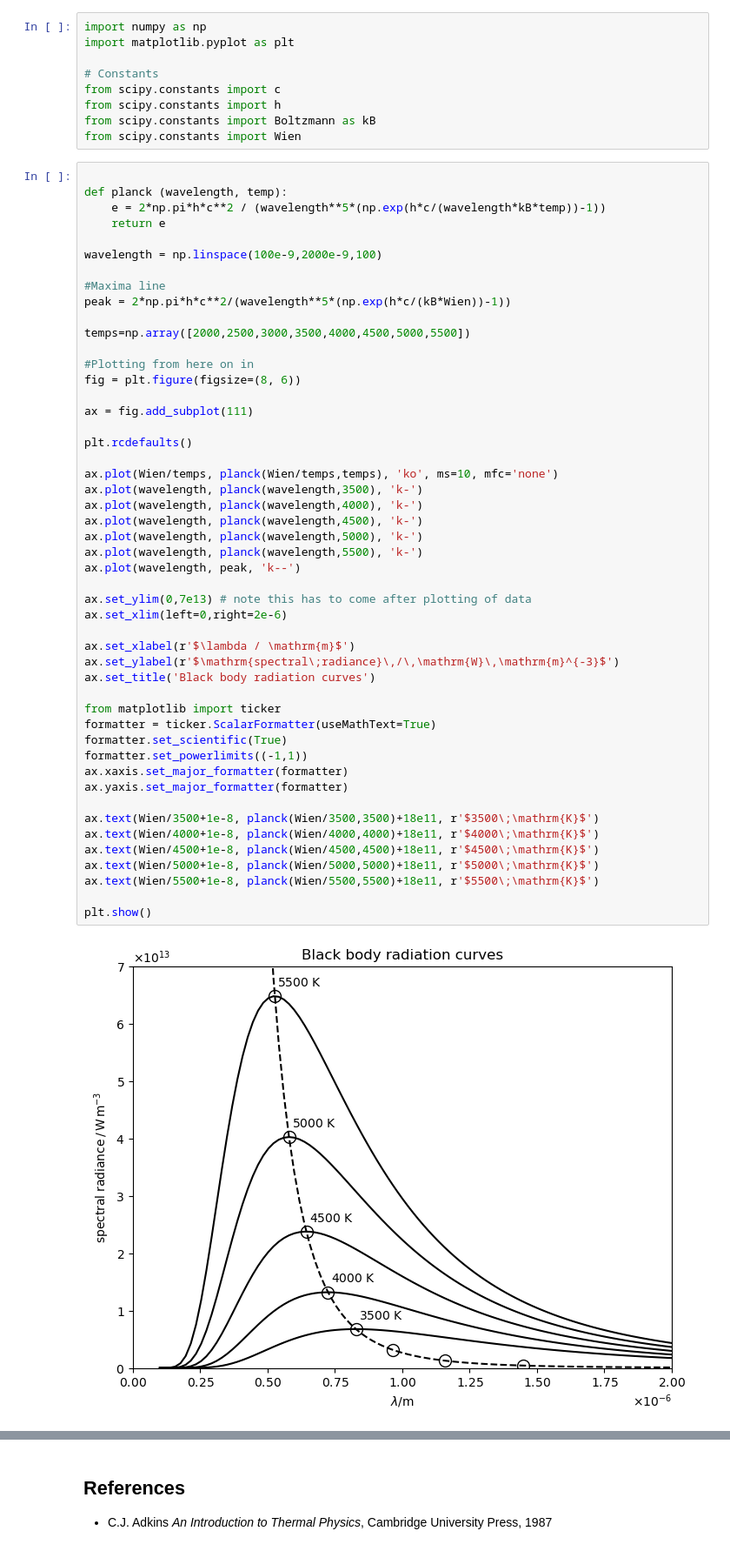
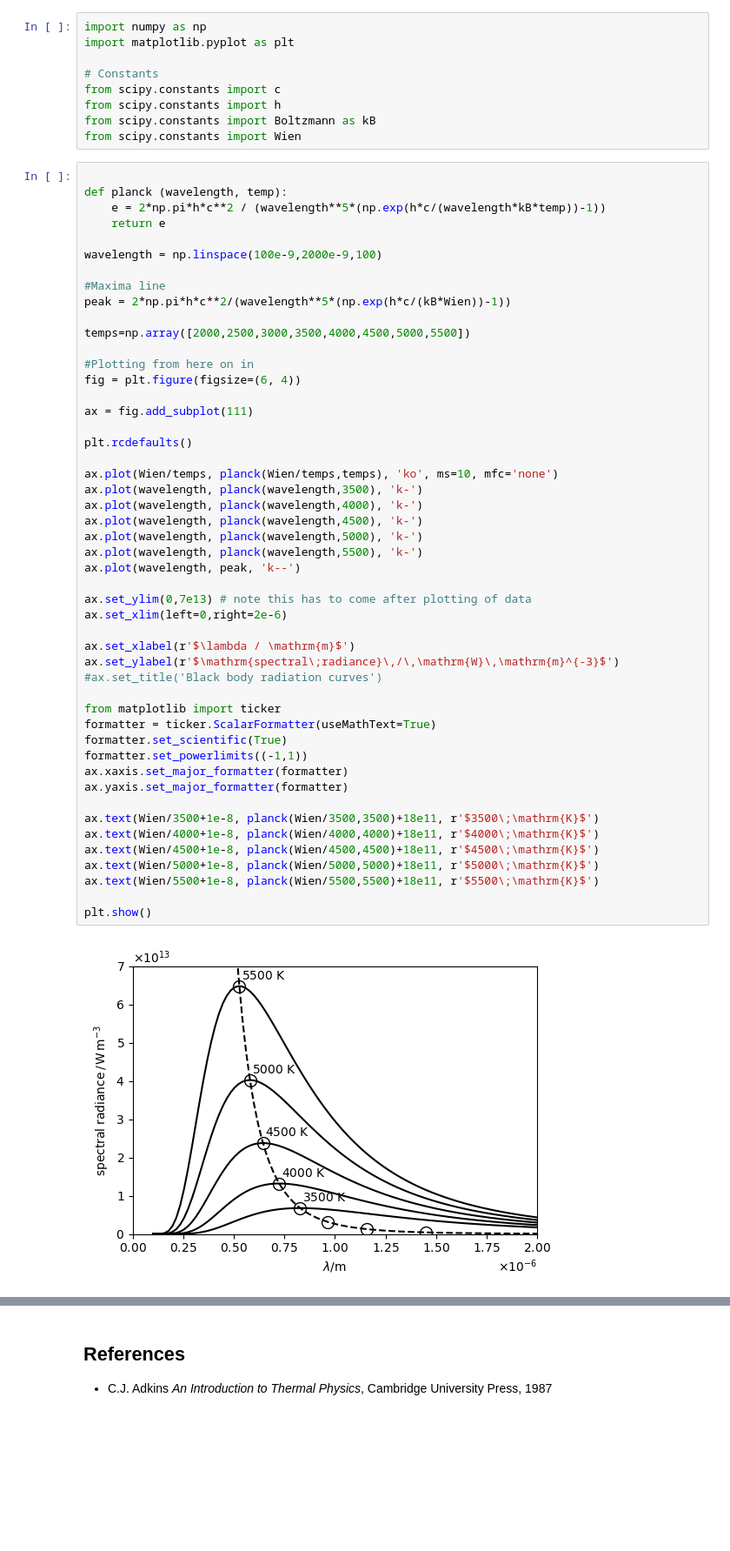
Before and after one commit to andrewcnorman/graphs, a Jupyter notebook: black-body.ipynb, the cells around one changed output, grey strips where cells are left out. Shown: that part at 87% size. Saved outputs shown, nothing was run; the diff lists cells and outputs as text; blank space fills up the shorter version.

Commit message:
Resizing graph and adding notes

```diff
--- a/black-body.ipynb
+++ b/black-body.ipynb
@@ -51,7 +59,7 @@ peak = 2*np.pi*h*c**2/(wavelength**5*(np.exp(h*c/(kB*Wien))-1))
 temps=np.array([2000,2500,3000,3500,4000,4500,5000,5500])
 
 #Plotting from here on in
-fig = plt.figure(figsize=(8, 6))
+fig = plt.figure(figsize=(6, 4))
 
 ax = fig.add_subplot(111)
 
@@ -59,32 +67,32 @@ plt.rcdefaults()
 
 ax.plot(Wien/temps, planck(Wien/temps,temps), 'ko', ms=10, mfc='none')
 ax.plot(wavelength, planck(wavelength,3500), 'k-')
 ax.plot(wavelength, planck(wavelength,4000), 'k-')
 ax.plot(wavelength, planck(wavelength,4500), 'k-')
 ax.plot(wavelength, planck(wavelength,5000), 'k-')
 ax.plot(wavelength, planck(wavelength,5500), 'k-')
 ax.plot(wavelength, peak, 'k--')
 
 ax.set_ylim(0,7e13) # note this has to come after plotting of data
 ax.set_xlim(left=0,right=2e-6)
 
 ax.set_xlabel(r'$\lambda / \mathrm{m}$')
 ax.set_ylabel(r'$\mathrm{spectral\;radiance}\,/\,\mathrm{W}\,\mathrm{m}^{-3}$')
-ax.set_title('Black body radiation curves')
+#ax.set_title('Black body radiation curves')
 
 from matplotlib import ticker
 formatter = ticker.ScalarFormatter(useMathText=True)
 formatter.set_scientific(True)
 formatter.set_powerlimits((-1,1))
 ax.xaxis.set_major_formatter(formatter)
 ax.yaxis.set_major_formatter(formatter)
 
 ax.text(Wien/3500+1e-8, planck(Wien/3500,3500)+18e11, r'$3500\;\mathrm{K}$')
 ax.text(Wien/4000+1e-8, planck(Wien/4000,4000)+18e11, r'$4000\;\mathrm{K}$')
 ax.text(Wien/4500+1e-8, planck(Wien/4500,4500)+18e11, r'$4500\;\mathrm{K}$')
 ax.text(Wien/5000+1e-8, planck(Wien/5000,5000)+18e11, r'$5000\;\mathrm{K}$')
 ax.text(Wien/5500+1e-8, planck(Wien/5500,5500)+18e11, r'$5500\;\mathrm{K}$')
 
 plt.show()
 # %% [output]
-[figure, old version]
+[figure, new version]
```
Also changed, not shown: parts of 3 cells of this notebook.
